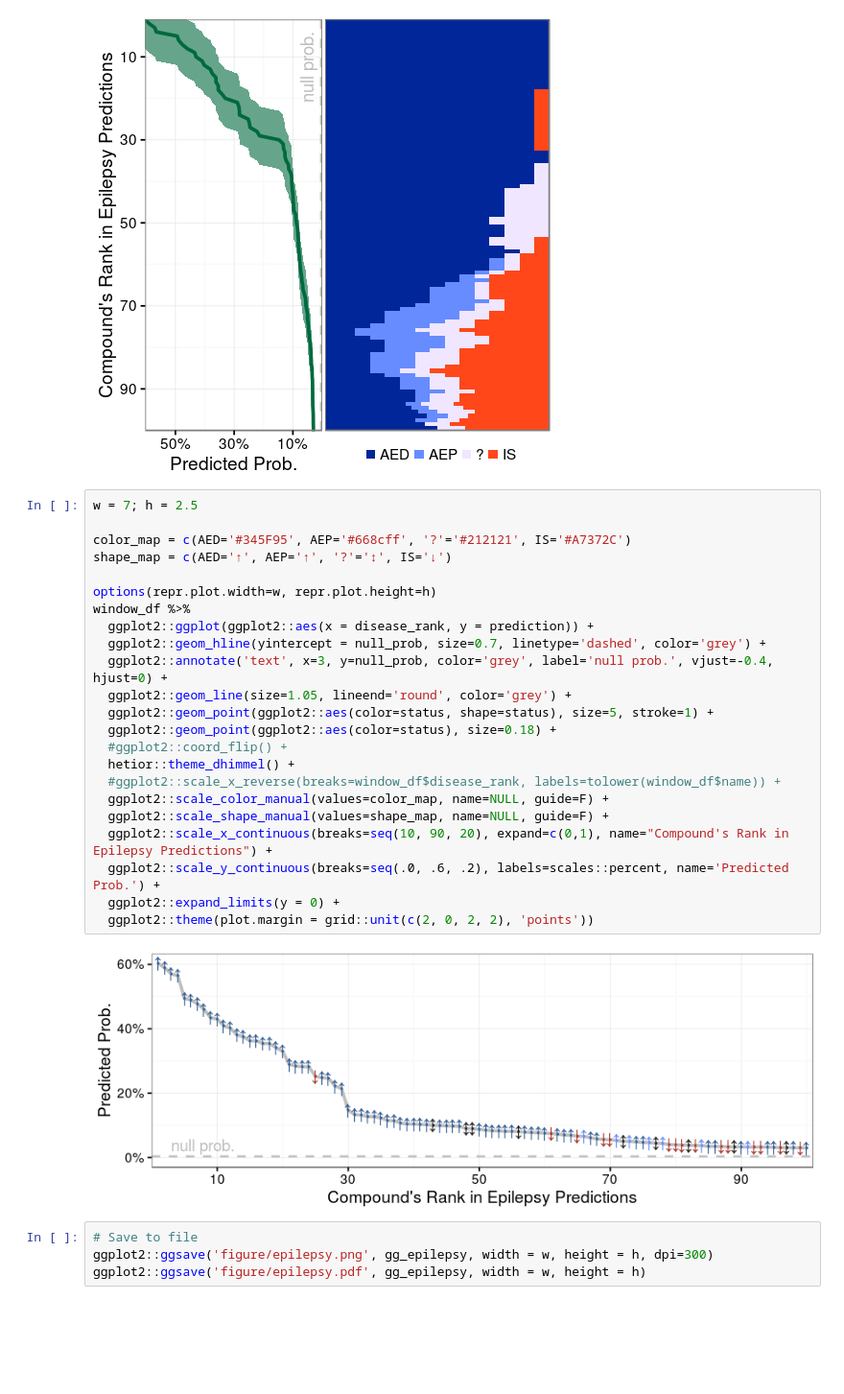
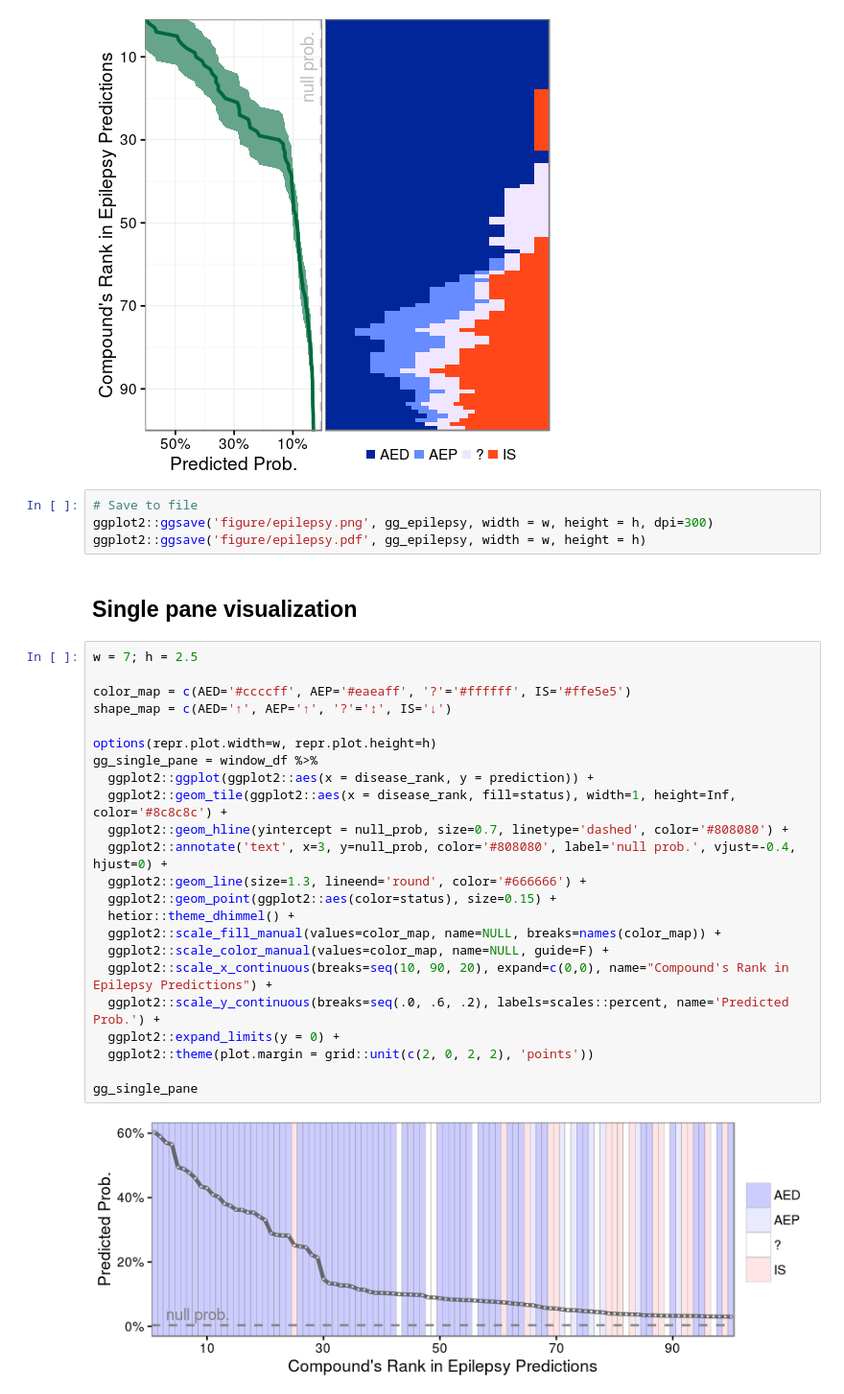
Before and after one commit to dhimmel/rephetio, a Jupyter notebook: epilepsy/repilepsy.ipynb, the cells around one changed output. Shown: that part at 96% size. Saved outputs shown, nothing was run; the diff lists cells and outputs as text; blank space fills up the shorter version.

Commit message:
Create simplified epilepsy plot

```diff
--- a/epilepsy/repilepsy.ipynb
+++ b/epilepsy/repilepsy.ipynb
@@ -80,32 +80,34 @@ options(repr.plot.width=w, repr.plot.height=h)
 gg_epilepsy
 # %% [output]
 [figure]
-# %%
-w = 7; h = 2.5
-
-color_map = c(AED='#345F95', AEP='#668cff', '?'='#212121', IS='#A7372C')
-shape_map = c(AED='↑', AEP='↑', '?'='↕', IS='↓')
-
-options(repr.plot.width=w, repr.plot.height=h)
-window_df %>%
-  ggplot2::ggplot(ggplot2::aes(x = disease_rank, y = prediction)) +
-  ggplot2::geom_hline(yintercept = null_prob, size=0.7, linetype='dashed', color='grey') +
-  ggplot2::annotate('text', x=3, y=null_prob, color='grey', label='null prob.', vjust=-0.4, hjust=0) +
-  ggplot2::geom_line(size=1.05, lineend='round', color='grey') +
-  ggplot2::geom_point(ggplot2::aes(color=status, shape=status), size=5, stroke=1) +
-  ggplot2::geom_point(ggplot2::aes(color=status), size=0.18) +
-  #ggplot2::coord_flip() +
-  hetior::theme_dhimmel() +
-  #ggplot2::scale_x_reverse(breaks=window_df$disease_rank, labels=tolower(window_df$name)) +
-  ggplot2::scale_color_manual(values=color_map, name=NULL, guide=F) +
-  ggplot2::scale_shape_manual(values=shape_map, name=NULL, guide=F) +
-  ggplot2::scale_x_continuous(breaks=seq(10, 90, 20), expand=c(0,1), name="Compound's Rank in Epilepsy Predictions") +
-  ggplot2::scale_y_continuous(breaks=seq(.0, .6, .2), labels=scales::percent, name='Predicted Prob.') +
-  ggplot2::expand_limits(y = 0) +
-  ggplot2::theme(plot.margin = grid::unit(c(2, 0, 2, 2), 'points'))
-# %% [output]
-[figure, removed]
 # %%
 # Save to file
 ggplot2::ggsave('figure/epilepsy.png', gg_epilepsy, width = w, height = h, dpi=300)
 ggplot2::ggsave('figure/epilepsy.pdf', gg_epilepsy, width = w, height = h)
+# %% [markdown]
+## Single pane visualization
+# %%
+w = 7; h = 2.5
+
+color_map = c(AED='#ccccff', AEP='#eaeaff', '?'='#ffffff', IS='#ffe5e5')
+shape_map = c(AED='↑', AEP='↑', '?'='↕', IS='↓')
+
+options(repr.plot.width=w, repr.plot.height=h)
+gg_single_pane = window_df %>%
+  ggplot2::ggplot(ggplot2::aes(x = disease_rank, y = prediction)) +
+  ggplot2::geom_tile(ggplot2::aes(x = disease_rank, fill=status), width=1, height=Inf, color='#8c8c8c') +
+  ggplot2::geom_hline(yintercept = null_prob, size=0.7, linetype='dashed', color='#808080') +
+  ggplot2::annotate('text', x=3, y=null_prob, color='#808080', label='null prob.', vjust=-0.4, hjust=0) +
+  ggplot2::geom_line(size=1.3, lineend='round', color='#666666') +
+  ggplot2::geom_point(ggplot2::aes(color=status), size=0.15) +
+  hetior::theme_dhimmel() +
+  ggplot2::scale_fill_manual(values=color_map, name=NULL, breaks=names(color_map)) +
+  ggplot2::scale_color_manual(values=color_map, name=NULL, guide=F) +
+  ggplot2::scale_x_continuous(breaks=seq(10, 90, 20), expand=c(0,0), name="Compound's Rank in Epilepsy Predictions") +
+  ggplot2::scale_y_continuous(breaks=seq(.0, .6, .2), labels=scales::percent, name='Predicted Prob.') +
+  ggplot2::expand_limits(y = 0) +
+  ggplot2::theme(plot.margin = grid::unit(c(2, 0, 2, 2), 'points'))
+
+gg_single_pane
+# %% [output]
+[figure, added]
```
Also changed, not shown: parts of 1 cell of this notebook, 3 other files.
